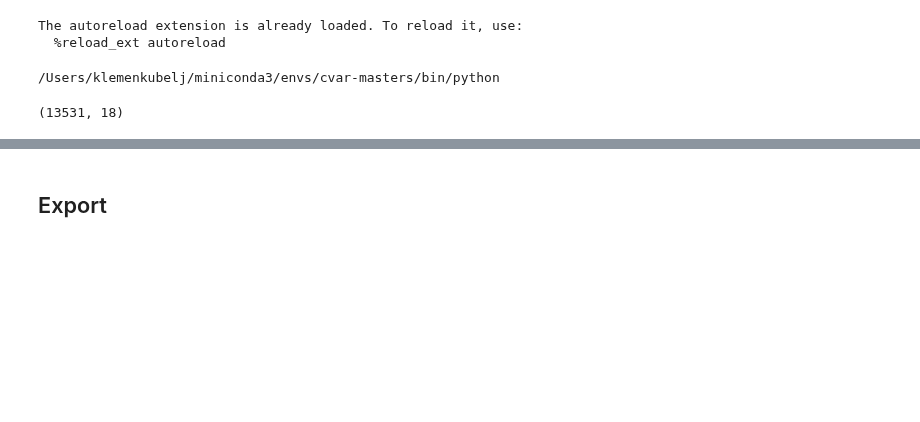
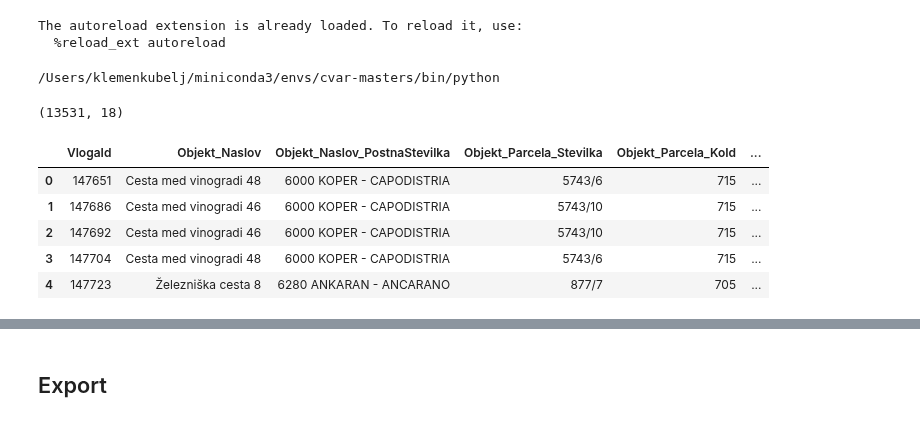
Before and after one commit to KubeljK/cvar-masters, a Jupyter notebook: notebooks/008-kk-calculate-flood-depths.ipynb, the cells around one changed output, grey strips where cells are left out. Cells and saved outputs as stored; diff of their text form; code cells hidden in the pictures; blank space fills up the shorter version.

```diff
--- a/notebooks/008-kk-calculate-flood-depths.ipynb
+++ b/notebooks/008-kk-calculate-flood-depths.ipynb
@@ -51,10 +53,19 @@ vloge_df.shape
 (13531, 18)
 # %%
 # NOTE: Comment out this if you want to calculate the flood depths from scratch
-cached_df = pd.read_excel(os.path.join("../data/predicted_flood_depths_2025-05-13.xlsx"))
-vloge_df = vloge_df.merge(cached_df[
-    ["VlogaId"] + predicted_columns
-], on=["VlogaId"], how="left")
+# cached_df = pd.read_excel(os.path.join("../data/predicted_flood_depths_2025-05-13.xlsx"))
+# vloge_df = vloge_df.merge(cached_df[
+#     ["VlogaId"] + predicted_columns
+# ], on=["VlogaId"], how="left")
+# %%
+vloge_df.head()
+# %% [output]
+|  | VlogaId | Objekt_Naslov | Objekt_Naslov_PostnaStevilka | Objekt_Parcela_Stevilka | Objekt_Parcela_KoId | ... |
+| 0 | 147651 | Cesta med vinogradi 48 | 6000 KOPER - CAPODISTRIA | 5743/6 | 715 | ... |
+| 1 | 147686 | Cesta med vinogradi 46 | 6000 KOPER - CAPODISTRIA | 5743/10 | 715 | ... |
+| 2 | 147692 | Cesta med vinogradi 46 | 6000 KOPER - CAPODISTRIA | 5743/10 | 715 | ... |
+| 3 | 147704 | Cesta med vinogradi 48 | 6000 KOPER - CAPODISTRIA | 5743/6 | 715 | ... |
+| 4 | 147723 | Železniška cesta 8 | 6280 ANKARAN - ANCARANO | 877/7 | 705 | ... |
 # %%
 # vloge_df.loc[10:15, predicted_columns] = pd.NA
 # vloge_df[vloge_df["predicted_wri_depth"].isna()]
```
Also changed, not shown: parts of 6 cells of this notebook, 2 other files.
